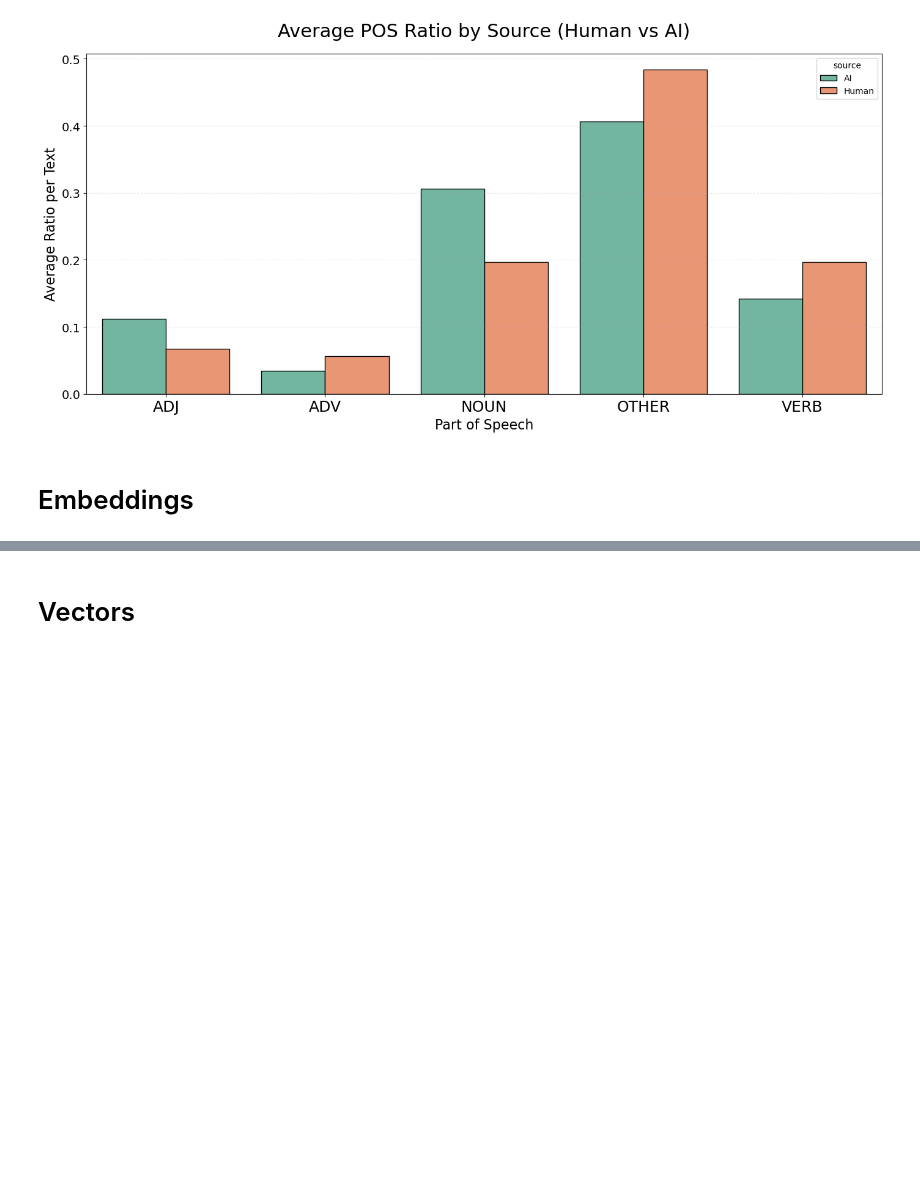
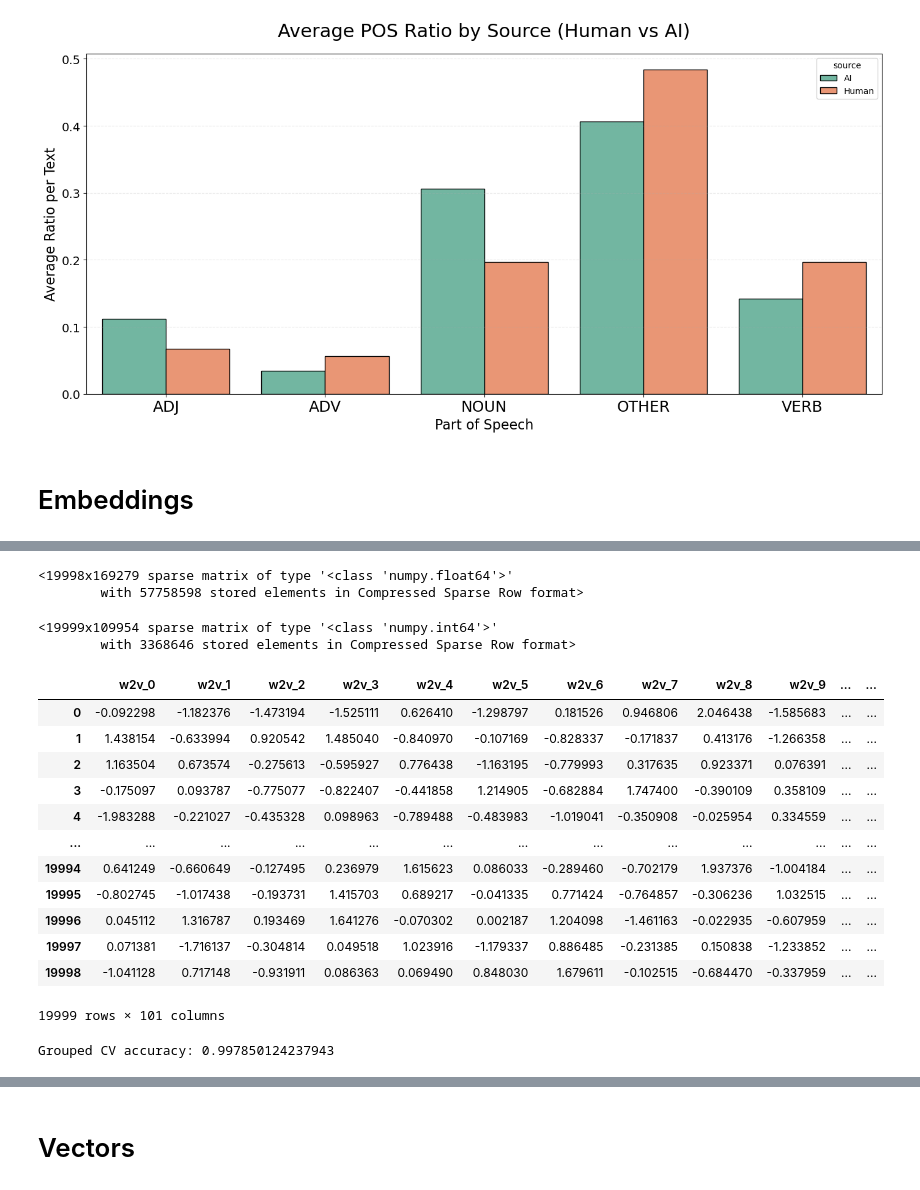
Before and after one commit to BenGaistAI/ai_detection, a Jupyter notebook: main_notebook.ipynb, the cells around one changed output, grey strips where cells are left out. Saved outputs shown, nothing was run; the diff lists cells and outputs as text; code cells hidden in the pictures; blank space fills up the shorter version.

Commit message:
Added all antitial Embeddings

```diff
--- a/main_notebook.ipynb
+++ b/main_notebook.ipynb
@@ -690,0 +773,5 @@ plt.show()
+# %%
+X_tfidf_char
+# %% [output]
+<19998x169279 sparse matrix of type '<class 'numpy.float64'>'
+        with 57758598 stored elements in Compressed Sparse Row format>
@@ -690,0 +787,75 @@ plt.show()
+# %%
+X_bow
+# %% [output]
+<19999x109954 sparse matrix of type '<class 'numpy.int64'>'
+        with 3368646 stored elements in Compressed Sparse Row format>
+# %%
+# Tokenize texts
+tokenized_texts = [word_tokenize(text.lower()) for text in texts]
+
+# Train Word2Vec
+w2v_model = Word2Vec(
+    sentences=tokenized_texts,
+    vector_size=100,
+    window=5,
+    min_count=5,
+    workers=4,
+    sg=1  # skip-gram
+)
+
+# Function to average word vectors
+def document_vector(doc):
+    vectors = [
+        w2v_model.wv[word]
+        for word in doc
+        if word in w2v_model.wv
+    ]
+    return np.mean(vectors, axis=0) if vectors else np.zeros(w2v_model.vector_size)
+
+# Create document embeddings
+X_w2v = np.vstack([document_vector(doc) for doc in tokenized_texts])
+
+# Convert to DataFrame
+df_w2v = pd.DataFrame(
+    X_w2v,
+    columns=[f"w2v_{i}" for i in range(X_w2v.shape[1])]
+)
+# %%
+scaler = StandardScaler()
+X_w2v_scaled = scaler.fit_transform(df_w2v.drop("label", axis=1))
+
+df_w2v_scaled = pd.DataFrame(
+    X_w2v_scaled,
+    columns=df_w2v.columns[:-1]
+)
+df_w2v_scaled["label"] = y
+# %%
+df_w2v_scaled
+# %% [output]
+|  | w2v_0 | w2v_1 | w2v_2 | w2v_3 | w2v_4 | w2v_5 | w2v_6 | w2v_7 | w2v_8 | w2v_9 | ... | ... |
+| 0 | -0.092298 | -1.182376 | -1.473194 | -1.525111 | 0.626410 | -1.298797 | 0.181526 | 0.946806 | 2.046438 | -1.585683 | ... | ... |
+| 1 | 1.438154 | -0.633994 | 0.920542 | 1.485040 | -0.840970 | -0.107169 | -0.828337 | -0.171837 | 0.413176 | -1.266358 | ... | ... |
+| 2 | 1.163504 | 0.673574 | -0.275613 | -0.595927 | 0.776438 | -1.163195 | -0.779993 | 0.317635 | 0.923371 | 0.076391 | ... | ... |
+| 3 | -0.175097 | 0.093787 | -0.775077 | -0.822407 | -0.441858 | 1.214905 | -0.682884 | 1.747400 | -0.390109 | 0.358109 | ... | ... |
+| 4 | -1.983288 | -0.221027 | -0.435328 | 0.098963 | -0.789488 | -0.483983 | -1.019041 | -0.350908 | -0.025954 | 0.334559 | ... | ... |
+| ... | ... | ... | ... | ... | ... | ... | ... | ... | ... | ... | ... | ... |
+| 19994 | 0.641249 | -0.660649 | -0.127495 | 0.236979 | 1.615623 | 0.086033 | -0.289460 | -0.702179 | 1.937376 | -1.004184 | ... | ... |
+| 19995 | -0.802745 | -1.017438 | -0.193731 | 1.415703 | 0.689217 | -0.041335 | 0.771424 | -0.764857 | -0.306236 | 1.032515 | ... | ... |
+| 19996 | 0.045112 | 1.316787 | 0.193469 | 1.641276 | -0.070302 | 0.002187 | 1.204098 | -1.461163 | -0.022935 | -0.607959 | ... | ... |
+| 19997 | 0.071381 | -1.716137 | -0.304814 | 0.049518 | 1.023916 | -1.179337 | 0.886485 | -0.231385 | 0.150838 | -1.233852 | ... | ... |
+| 19998 | -1.041128 | 0.717148 | -0.931911 | 0.086363 | 0.069490 | 0.848030 | 1.679611 | -0.102515 | -0.684470 | -0.337959 | ... | ... |
+19999 rows × 101 columns
+# %%
+gkf = GroupKFold(n_splits=5)
+
+scores = cross_val_score(
+    LogisticRegression(max_iter=1000),
+    X_tfidf_char,
+    y,
+    cv=gkf.split(X_tfidf_char, y, groups),
+    scoring="accuracy"
+)
+
+print("Grouped CV accuracy:", scores.mean())
+# %% [output]
+Grouped CV accuracy: 0.997850124237943
```
Also changed, not shown: parts of 19 cells of this notebook.
